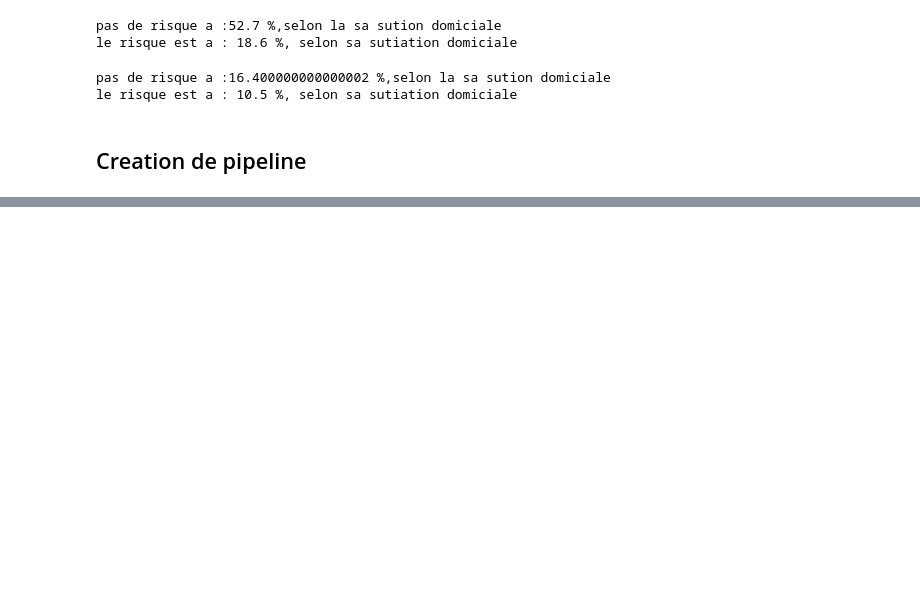
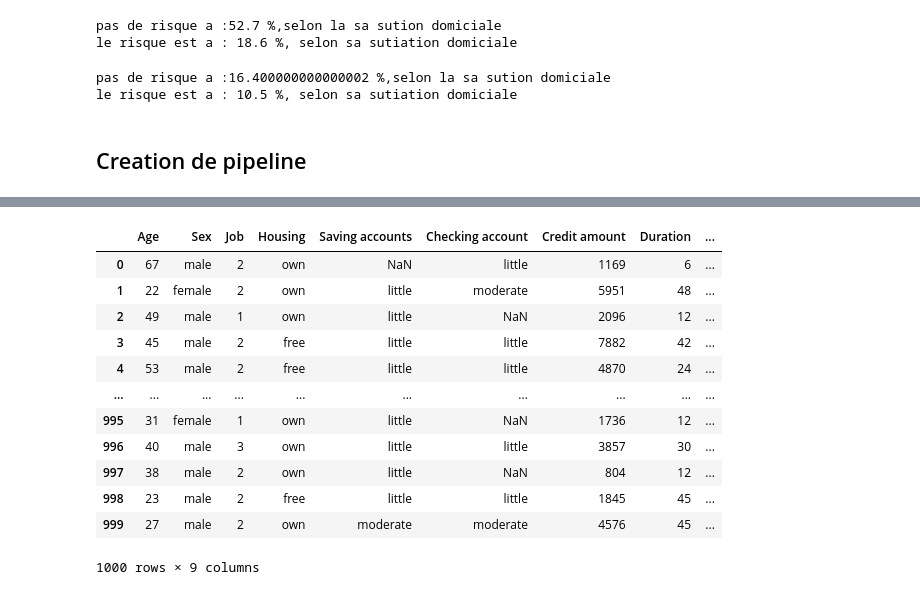
Before and after one commit to toutenergie/ChanllageDataBeez, a Jupyter notebook: Challenge.ipynb, the cells around one changed output, grey strips where cells are left out. Drawn from its saved outputs; the diff is of its cells as text; code cells hidden in the pictures; blank space fills up the shorter version.

```diff
--- a/Challenge.ipynb
+++ b/Challenge.ipynb
@@ -111,0 +181,19 @@ le risque est a : 10.5 %, selon sa sutiation domiciale
+# %%
+X = data.drop('Risk',axis= 1)
+Targets = (data[['Risk']])
+# %%
+X
+# %% [output]
+|  | Age | Sex | Job | Housing | Saving accounts | Checking account | Credit amount | Duration | ... |
+| 0 | 67 | male | 2 | own | NaN | little | 1169 | 6 | ... |
+| 1 | 22 | female | 2 | own | little | moderate | 5951 | 48 | ... |
+| 2 | 49 | male | 1 | own | little | NaN | 2096 | 12 | ... |
+| 3 | 45 | male | 2 | free | little | little | 7882 | 42 | ... |
+| 4 | 53 | male | 2 | free | little | little | 4870 | 24 | ... |
+| ... | ... | ... | ... | ... | ... | ... | ... | ... | ... |
+| 995 | 31 | female | 1 | own | little | NaN | 1736 | 12 | ... |
+| 996 | 40 | male | 3 | own | little | little | 3857 | 30 | ... |
+| 997 | 38 | male | 2 | own | little | NaN | 804 | 12 | ... |
+| 998 | 23 | male | 2 | free | little | little | 1845 | 45 | ... |
+| 999 | 27 | male | 2 | own | moderate | moderate | 4576 | 45 | ... |
+1000 rows × 9 columns
```
Also changed, not shown: parts of 10 cells of this notebook.
